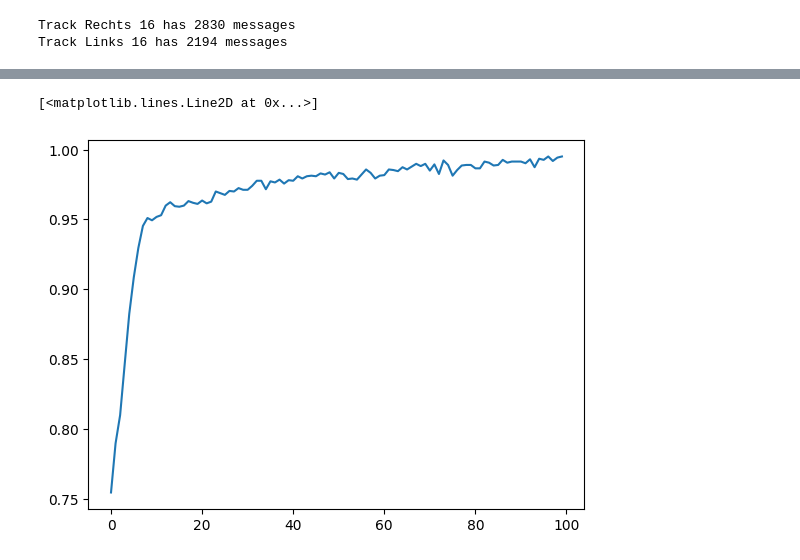
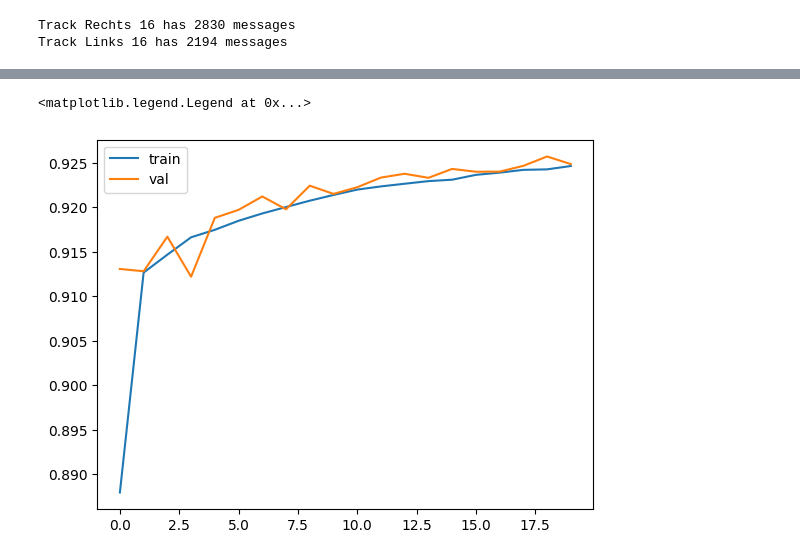
Before and after one commit to pianoviz/midi2hands, a Jupyter notebook: main.ipynb, the cells around one changed output, grey strips where cells are left out. Saved outputs shown, nothing was run; the diff lists cells and outputs as text; code cells hidden in the pictures.

Commit message:
training LSTM model to 92% accuracy

```diff
--- a/main.ipynb
+++ b/main.ipynb
@@ -229,5 +296,9 @@ plt.plot(losses)
-# %%
-plt.plot(accuracies)
-# %% [output]
-[<matplotlib.lines.Line2D at 0x...>]
-[figure, removed]
+# %%
+fig, ax = plt.subplots()
+
+ax.plot(accuracies, label="train")
+ax.plot(val_accuracies, label="val")
+ax.legend()
+# %% [output]
+<matplotlib.legend.Legend at 0x...>
+[figure, added]
```
Also changed, not shown: parts of 14 cells of this notebook.
